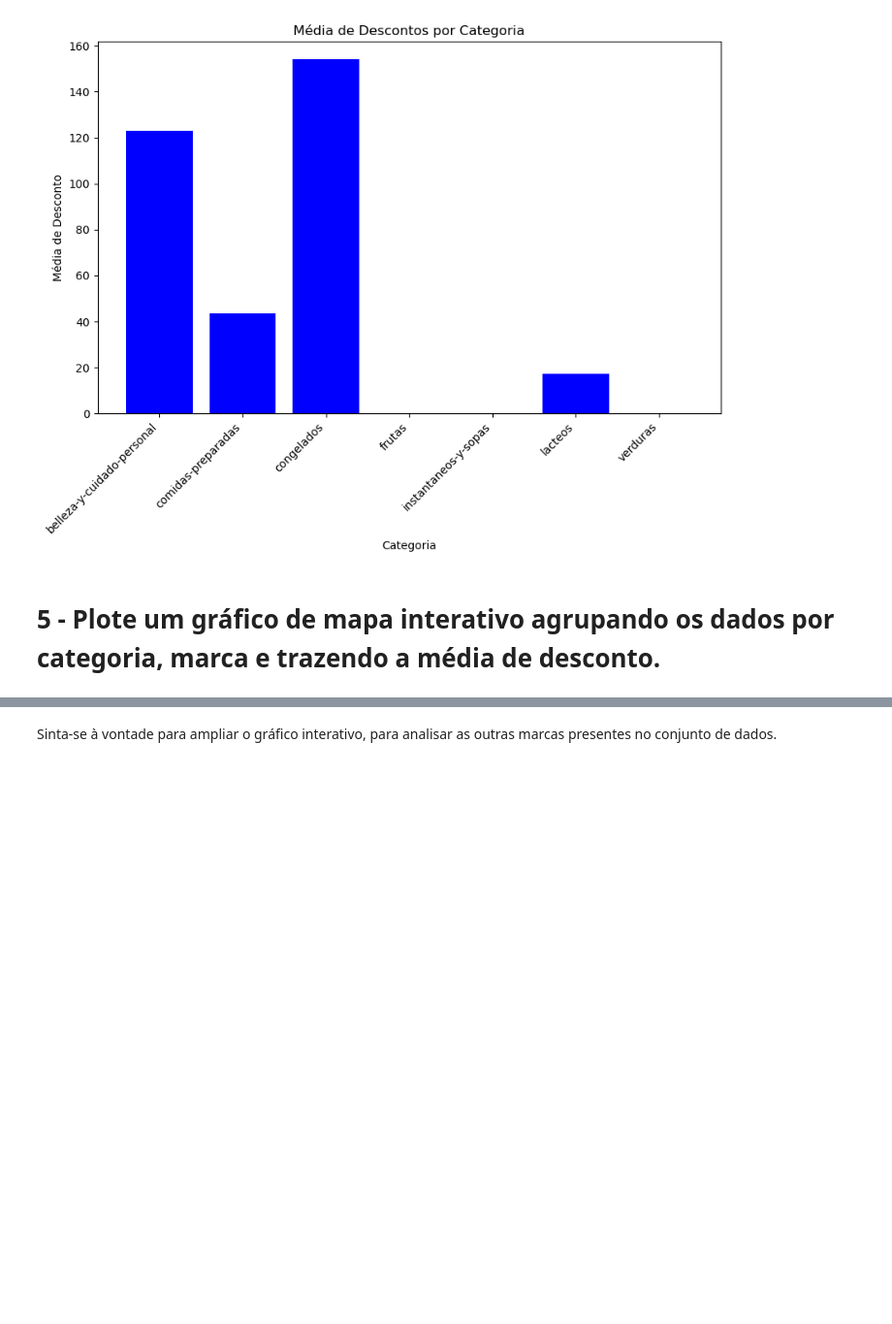
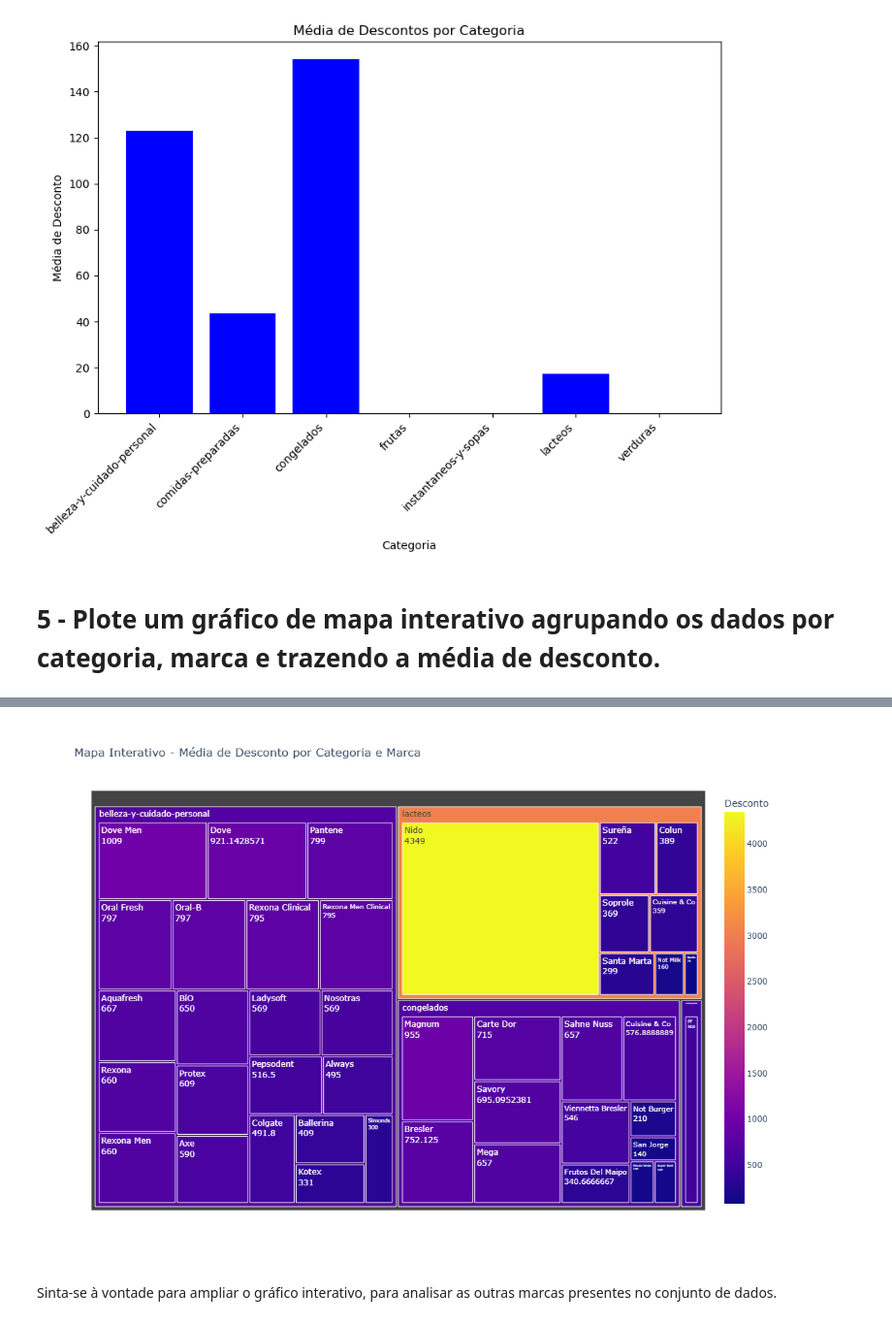
Before and after one commit to marcspim/EBAC_mod_13, a Jupyter notebook: Profissao Cientista de Dados M13 Projeto.ipynb, the cells around one changed output, grey strips where cells are left out. Shown: that part at 97% size. Cells and saved outputs as stored; diff of their text form; code cells hidden in the pictures; blank space fills up the shorter version.

```diff
--- a/Profissao Cientista de Dados M13 Projeto.ipynb
+++ b/Profissao Cientista de Dados M13 Projeto.ipynb
@@ -172,18 +172,16 @@ plt.show()
 # Cálculo da média de desconto por categoria e marca
 desconto_medio = df.groupby(["Categoria", "Marca"])["Desconto"].mean().reset_index()
 
-# Criar um gráfico de dispersão interativo
-fig = px.scatter(
+# Criar um gráfico de mapa interativo
+fig = px.treemap(
     desconto_medio,
-    x="Categoria",
-    y="Marca",
+    path=["Categoria", "Marca"],
+    values="Desconto",
     color="Desconto",
-    size="Desconto",
     hover_data=["Categoria", "Marca"],
     title="Mapa Interativo - Média de Desconto por Categoria e Marca",
-    height=1000
+    height=800
 )
-fig.update_xaxes(title_text="Categorias")
-fig.update_yaxes(title_text="Marcas")
+fig.update_traces(textinfo="label+value")
 fig.show()
 # %% [output]
@@ -191,2 +188,3 @@ fig.show()
+[figure, added]
 # %% [markdown]
 Sinta-se à vontade para ampliar o gráfico interativo, para analisar as outras marcas presentes no conjunto de dados.
```
Also changed, not shown: parts of 1 cell of this notebook.
